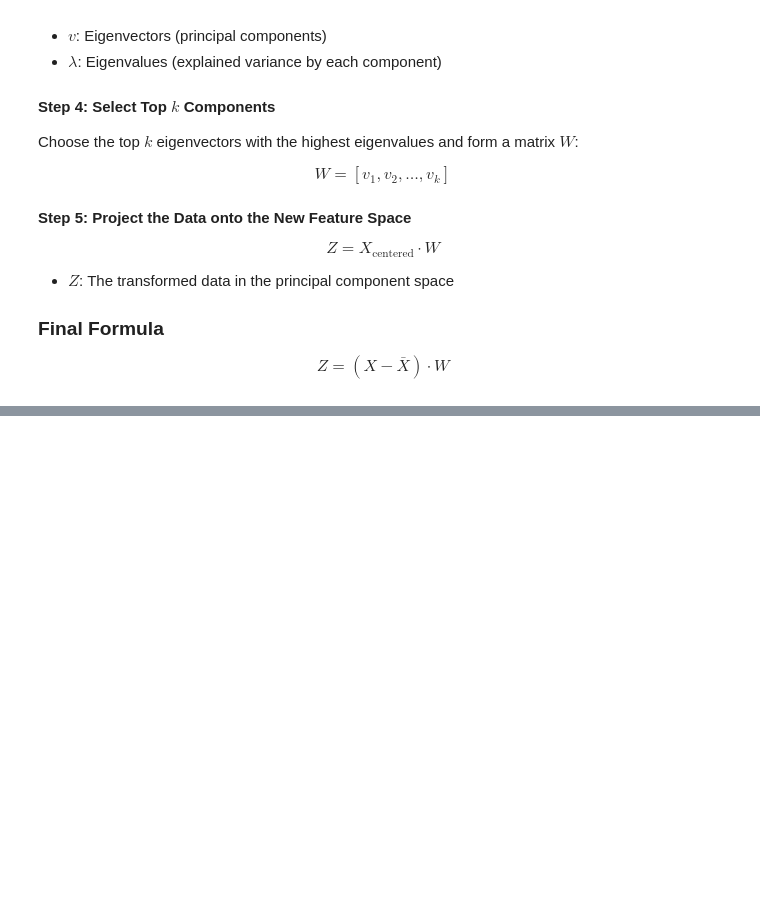
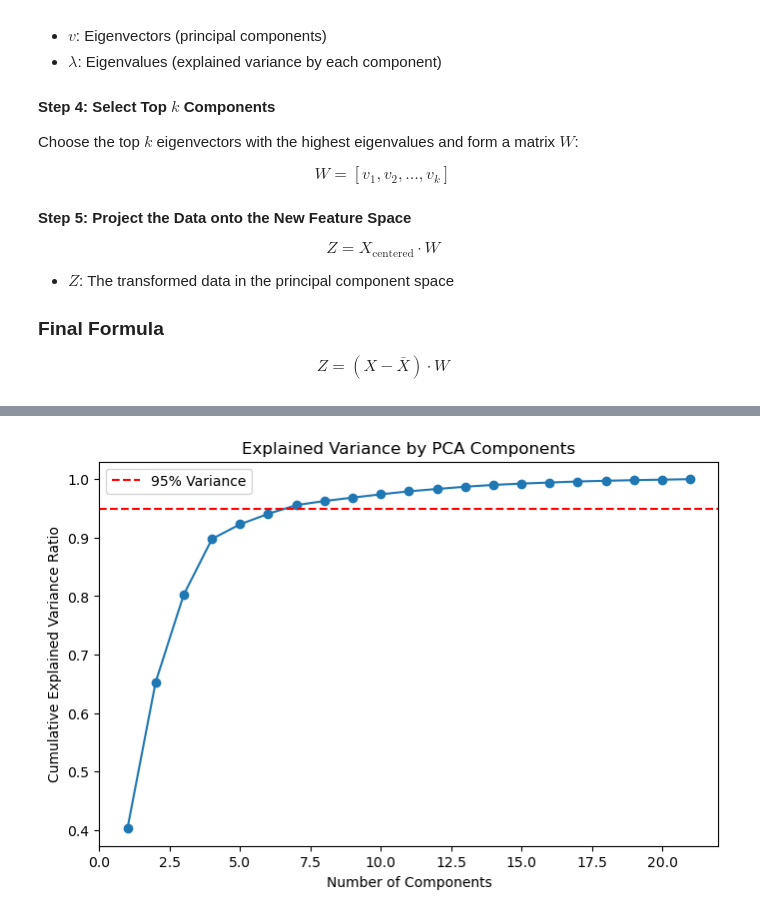
Before and after one commit to michael-099/iCogLabs-training-tasks, a Jupyter notebook: Exploratory Data Analysis (EDA)/Diabetes Health Indicators EDA/diabetes_health_EDA.ipynb, the cells around one changed output, grey strips where cells are left out. Drawn from its saved outputs; the diff is of its cells as text; code cells hidden in the pictures; blank space fills up the shorter version.

```diff
--- a/Exploratory Data Analysis (EDA)/Diabetes Health Indicators EDA/diabetes_health_EDA.ipynb
+++ b/Exploratory Data Analysis (EDA)/Diabetes Health Indicators EDA/diabetes_health_EDA.ipynb
@@ -248,22 +241,2 @@ df_robust.head()
 # %% [markdown]
 since min max scaler are sensitive to outliers using min max after outlier removal  and the distribution is not normal thats why we don't use z-score
-# %%
-
-import pandas as pd
-numerical_cols = ['BMI', 'PhysHlth', 'MentHlth']
-scaler = MinMaxScaler()
-for col in numerical_cols:
-    Q1 = df[col].quantile(0.25)
-    Q3 = df[col].quantile(0.75)
-    IQR = Q3 - Q1
-    lower_bound = Q1 - 1.5 * IQR
-    upper_bound = Q3 + 1.5 * IQR
-
-
-    df = df[(df[col] >= lower_bound) & (df[col] <= upper_bound)]
-
-scaler = MinMaxScaler()
-scaled_data = scaler.fit_transform(df[numerical_cols])
-scaled_df = pd.DataFrame(scaled_data, columns=numerical_cols)
-
-df[numerical_cols] = scaled_df
@@ -396,3 +389,59 @@ $$
 $$
 Z = (X - \bar{X}) \cdot W
 $$
+# %%
+import pandas as pd
+import numpy as np
+from sklearn.decomposition import PCA
+from sklearn.preprocessing import StandardScaler
+import matplotlib.pyplot as plt
+
+# Assuming X_train and X_test are already defined from your train-test split
+# X_train and X_test contain the features after MinMax scaling
+
+# Step 1: Standardize the data (optional, since you've used MinMaxScaler)
+# PCA works best with standardized data (mean=0, std=1), but MinMaxScaler is often sufficient
+# If you want to re-standardize, uncomment the following:
+# scaler = StandardScaler()
+# X_train = scaler.fit_transform(X_train)
+# X_test = scaler.transform(X_test)
+# For now, we'll proceed with your MinMax scaled data
+X_train = X_train
+X_test = X_test
+
+# Step 2: Apply PCA
+# Initialize PCA; we'll first fit it to determine the number of components
+pca = PCA()
+pca.fit(X_train)
+
+# Step 3: Determine number of components
+# Calculate the cumulative explained variance ratio
+explained_variance_ratio = np.cumsum(pca.explained_variance_ratio_)
+n_components = np.argmax(explained_variance_ratio >= 0.95) + 1  # Choose components explaining 95% variance
+print(f"Number of components explaining 95% variance: {n_components}")
+
+# Step 4: Re-apply PCA with the selected number of components
+pca = PCA(n_components=n_components)
+X_train_pca = pca.fit_transform(X_train)
+X_test_pca = pca.transform(X_test)
+
+# Convert transformed data to DataFrames for easier handling
+X_train_pca_df = pd.DataFrame(X_train_pca, columns=[f'PC{i+1}' for i in range(n_components)])
+X_test_pca_df = pd.DataFrame(X_test_pca, columns=[f'PC{i+1}' for i in range(n_components)])
+
+# Print shapes to verify
+print(f"Original X_train shape: {X_train.shape}")
+print(f"PCA-transformed X_train shape: {X_train_pca_df.shape}")
+print(f"Original X_test shape: {X_test.shape}")
+print(f"PCA-transformed X_test shape: {X_test_pca_df.shape}")
+
+# Step 5: (Optional) Visualize explained variance
+plt.figure(figsize=(8, 5))
+plt.plot(range(1, len(explained_variance_ratio) + 1), explained_variance_ratio, marker='o')
+plt.axhline(y=0.95, color='r', linestyle='--', label='95% Variance')
+plt.xlabel('Number of Components')
+plt.ylabel('Cumulative Explained Variance Ratio')
+plt.title('Explained Variance by PCA Components')
+plt.legend()
+plt.show()
+# %% [output]
@@ -398,0 +453 @@ $$
+[figure, added]
```
Also changed, not shown: parts of 5 cells of this notebook, 3 other files.
